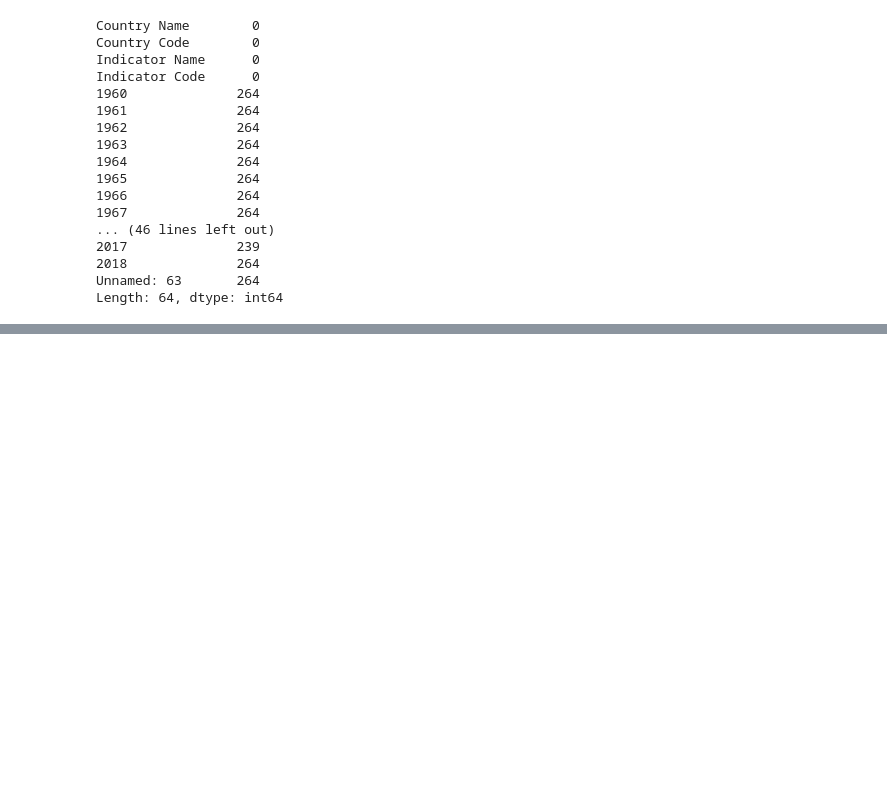
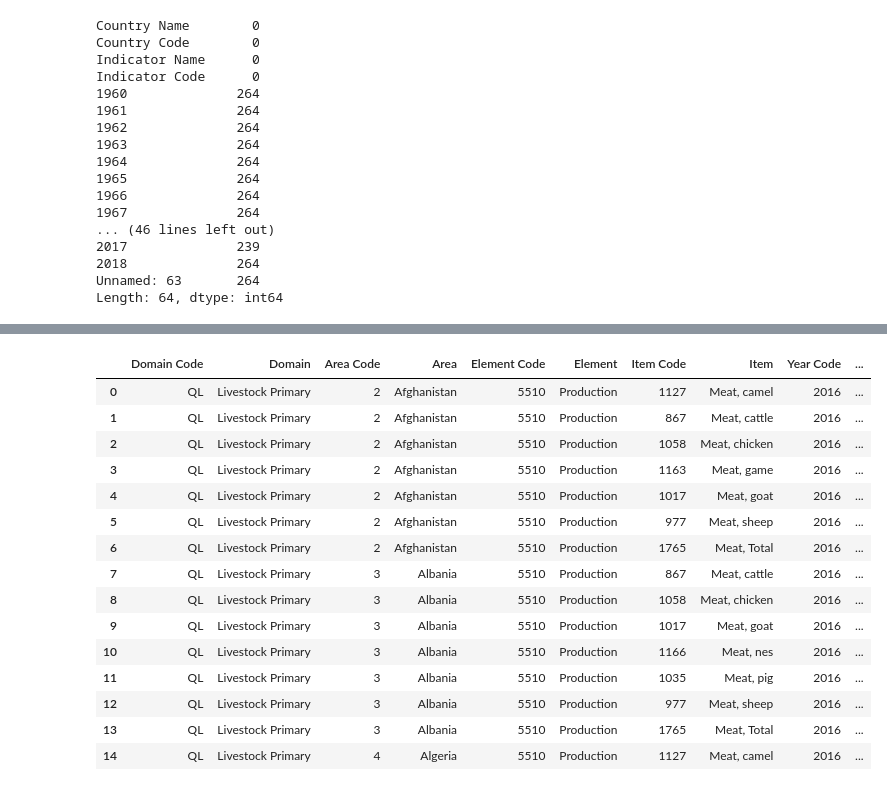
Before and after one commit to mcleverley/emissions_factors_global, a Jupyter notebook: data_exploration_pt_2.ipynb, the cells around one changed output, grey strips where cells are left out. Drawn from its saved outputs; the diff is of its cells as text; code cells hidden in the pictures; blank space fills up the shorter version.

```diff
--- a/data_exploration_pt_2.ipynb
+++ b/data_exploration_pt_2.ipynb
@@ -61,0 +127,21 @@ Length: 64, dtype: int64
+# %%
+anml = pd.read_csv('meat_milk.csv')
+# %%
+anml.head(15)
+# %% [output]
+|  | Domain Code | Domain | Area Code | Area | Element Code | Element | Item Code | Item | Year Code | ... |
+| 0 | QL | Livestock Primary | 2 | Afghanistan | 5510 | Production | 1127 | Meat, camel | 2016 | ... |
+| 1 | QL | Livestock Primary | 2 | Afghanistan | 5510 | Production | 867 | Meat, cattle | 2016 | ... |
+| 2 | QL | Livestock Primary | 2 | Afghanistan | 5510 | Production | 1058 | Meat, chicken | 2016 | ... |
+| 3 | QL | Livestock Primary | 2 | Afghanistan | 5510 | Production | 1163 | Meat, game | 2016 | ... |
+| 4 | QL | Livestock Primary | 2 | Afghanistan | 5510 | Production | 1017 | Meat, goat | 2016 | ... |
+| 5 | QL | Livestock Primary | 2 | Afghanistan | 5510 | Production | 977 | Meat, sheep | 2016 | ... |
+| 6 | QL | Livestock Primary | 2 | Afghanistan | 5510 | Production | 1765 | Meat, Total | 2016 | ... |
+| 7 | QL | Livestock Primary | 3 | Albania | 5510 | Production | 867 | Meat, cattle | 2016 | ... |
+| 8 | QL | Livestock Primary | 3 | Albania | 5510 | Production | 1058 | Meat, chicken | 2016 | ... |
+| 9 | QL | Livestock Primary | 3 | Albania | 5510 | Production | 1017 | Meat, goat | 2016 | ... |
+| 10 | QL | Livestock Primary | 3 | Albania | 5510 | Production | 1166 | Meat, nes | 2016 | ... |
+| 11 | QL | Livestock Primary | 3 | Albania | 5510 | Production | 1035 | Meat, pig | 2016 | ... |
+| 12 | QL | Livestock Primary | 3 | Albania | 5510 | Production | 977 | Meat, sheep | 2016 | ... |
+| 13 | QL | Livestock Primary | 3 | Albania | 5510 | Production | 1765 | Meat, Total | 2016 | ... |
+| 14 | QL | Livestock Primary | 4 | Algeria | 5510 | Production | 1127 | Meat, camel | 2016 | ... |
```
Also changed, not shown: parts of 69 cells of this notebook, 17 other files.
